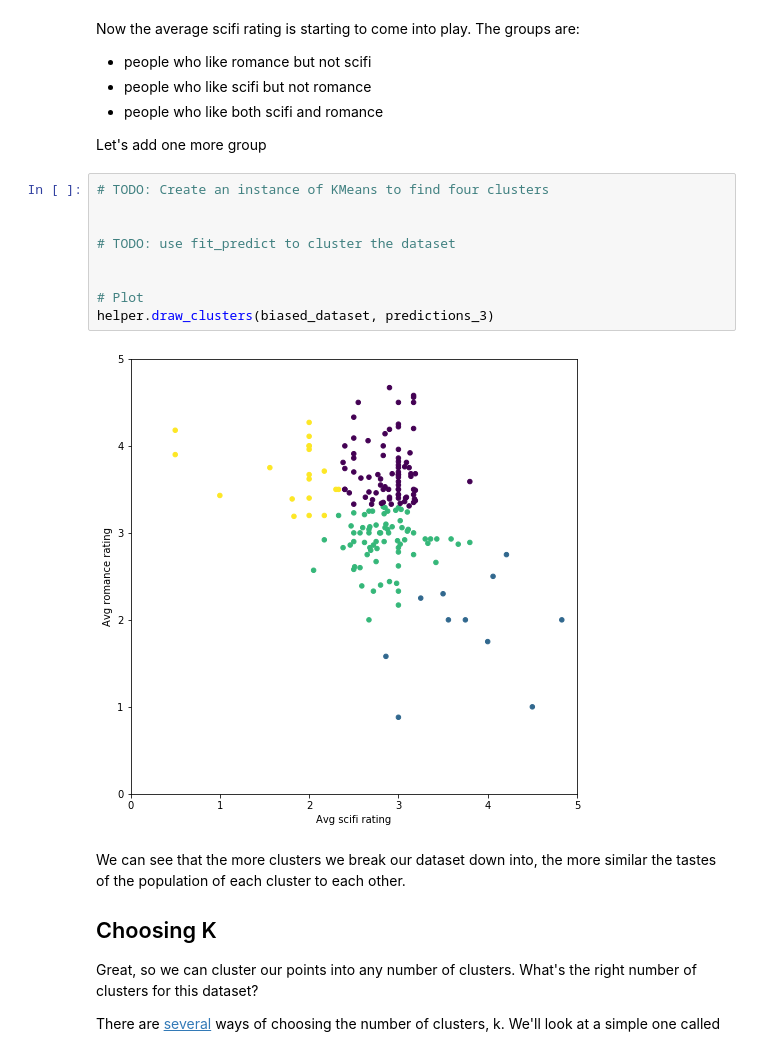
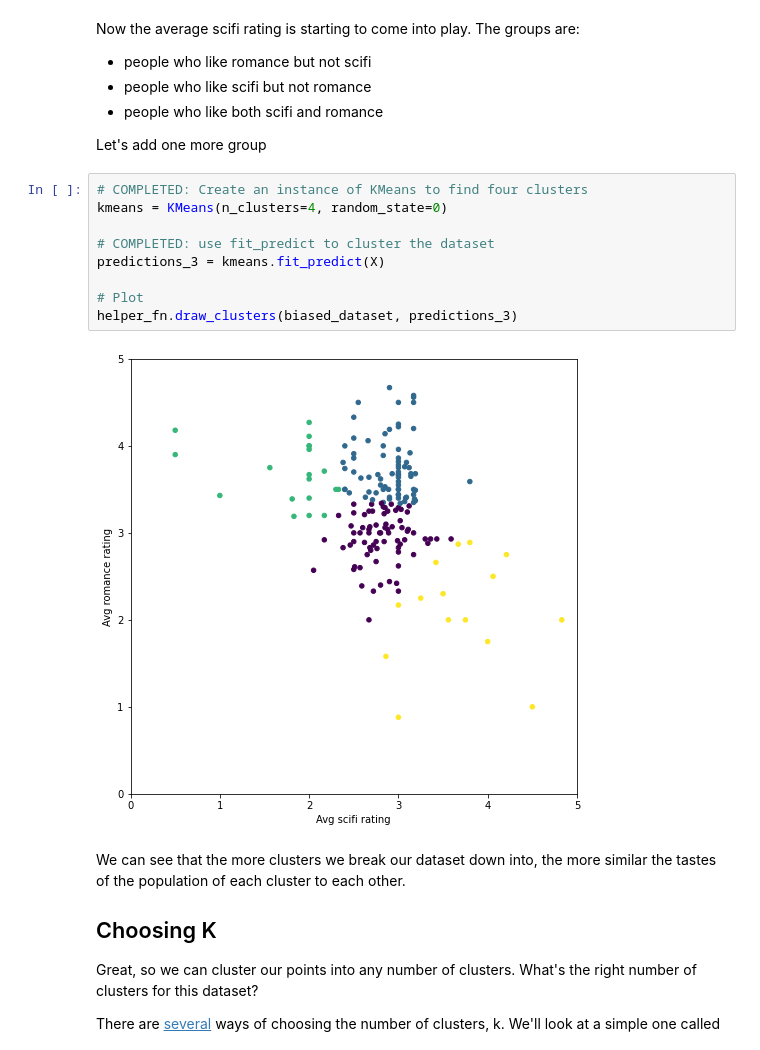
Before and after one commit to EmekaEzumezu/machine-learning-nanodegree-foundations, a Jupyter notebook: labs/Clustering/k-means_Clustering_of_Movie_Ratings.ipynb, the cells around one changed output. Drawn from its saved outputs; the diff is of its cells as text.

Commit message:
Lab: KMeans with n_clusters = 4

```diff
--- a/labs/Clustering/k-means_Clustering_of_Movie_Ratings.ipynb
+++ b/labs/Clustering/k-means_Clustering_of_Movie_Ratings.ipynb
@@ -160,16 +160,16 @@ Now the average scifi rating is starting to come into play. The groups are:
 
 Let's add one more group
 # %%
-# TODO: Create an instance of KMeans to find four clusters
+# COMPLETED: Create an instance of KMeans to find four clusters
+kmeans = KMeans(n_clusters=4, random_state=0)
 
-
-# TODO: use fit_predict to cluster the dataset
-
+# COMPLETED: use fit_predict to cluster the dataset
+predictions_3 = kmeans.fit_predict(X)
 
 # Plot
-helper.draw_clusters(biased_dataset, predictions_3)
+helper_fn.draw_clusters(biased_dataset, predictions_3)
 # %% [output]
-[figure, old version]
+[figure, new version]
 # %% [markdown]
 We can see that the more clusters we break our dataset down into, the more similar the tastes of the population of each cluster to each other.
 
```
